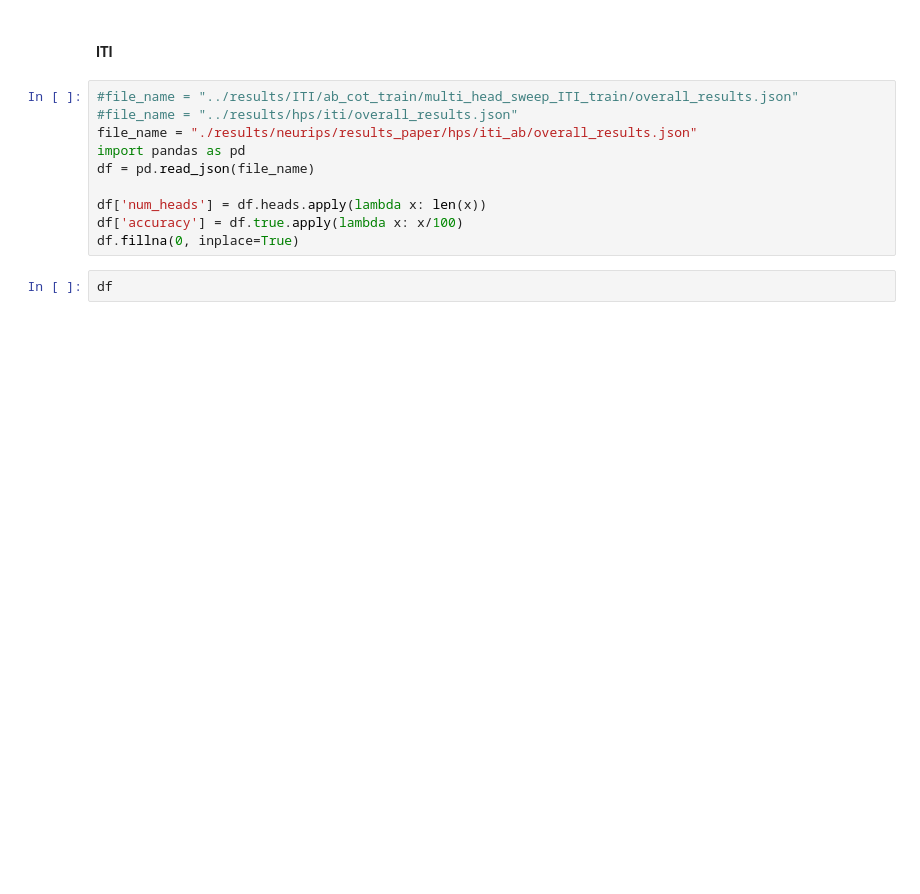
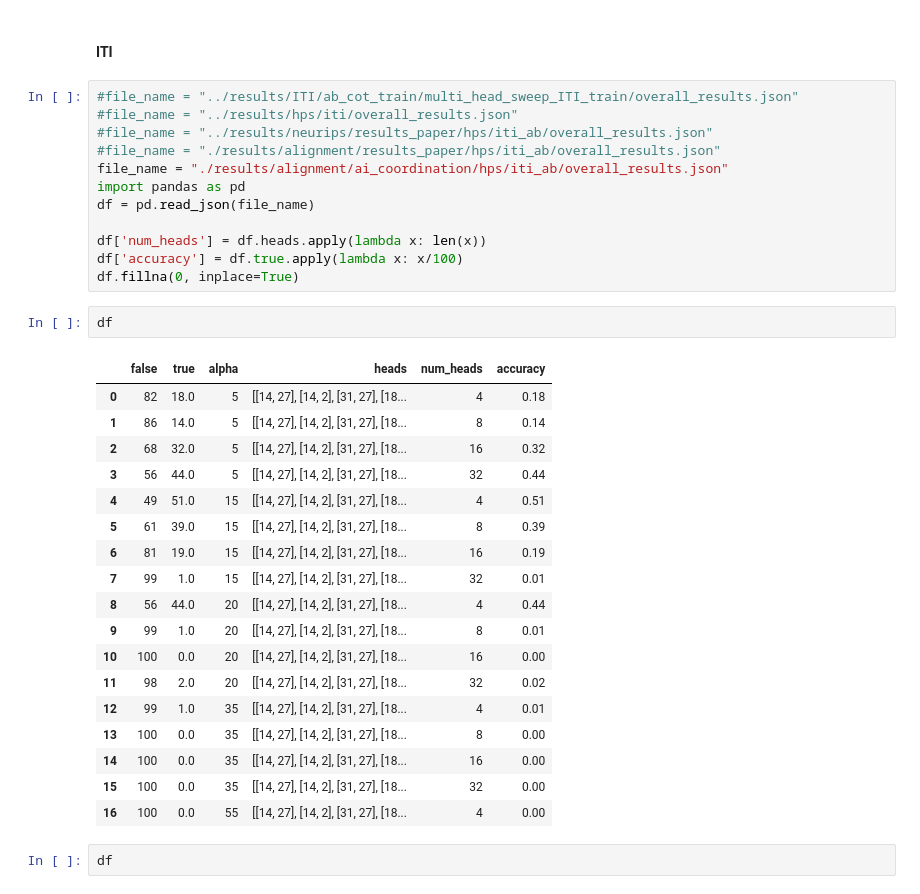
Before and after one commit to PaulDrm/targeted_intervention, a Jupyter notebook: notebooks/ai_coordination/01_plot_results.ipynb, the cells around one changed output. Cells and saved outputs as stored; diff of their text form; blank space fills up the shorter version.

```diff
--- a/notebooks/ai_coordination/01_plot_results.ipynb
+++ b/notebooks/ai_coordination/01_plot_results.ipynb
@@ -778,13 +816,36 @@ plt.plot(results)
 # %%
 #file_name = "../results/ITI/ab_cot_train/multi_head_sweep_ITI_train/overall_results.json"
 #file_name = "../results/hps/iti/overall_results.json"
-file_name = "./results/neurips/results_paper/hps/iti_ab/overall_results.json"
+#file_name = "../results/neurips/results_paper/hps/iti_ab/overall_results.json"
+#file_name = "./results/alignment/results_paper/hps/iti_ab/overall_results.json"
+file_name = "./results/alignment/ai_coordination/hps/iti_ab/overall_results.json"
 import pandas as pd
 df = pd.read_json(file_name)
 
 df['num_heads'] = df.heads.apply(lambda x: len(x))
 df['accuracy'] = df.true.apply(lambda x: x/100)
 df.fillna(0, inplace=True)
+# %%
+df
+# %% [output]
+|  | false | true | alpha | heads | num_heads | accuracy |
+| 0 | 82 | 18.0 | 5 | [[14, 27], [14, 2], [31, 27], [18... | 4 | 0.18 |
+| 1 | 86 | 14.0 | 5 | [[14, 27], [14, 2], [31, 27], [18... | 8 | 0.14 |
+| 2 | 68 | 32.0 | 5 | [[14, 27], [14, 2], [31, 27], [18... | 16 | 0.32 |
+| 3 | 56 | 44.0 | 5 | [[14, 27], [14, 2], [31, 27], [18... | 32 | 0.44 |
+| 4 | 49 | 51.0 | 15 | [[14, 27], [14, 2], [31, 27], [18... | 4 | 0.51 |
+| 5 | 61 | 39.0 | 15 | [[14, 27], [14, 2], [31, 27], [18... | 8 | 0.39 |
+| 6 | 81 | 19.0 | 15 | [[14, 27], [14, 2], [31, 27], [18... | 16 | 0.19 |
+| 7 | 99 | 1.0 | 15 | [[14, 27], [14, 2], [31, 27], [18... | 32 | 0.01 |
+| 8 | 56 | 44.0 | 20 | [[14, 27], [14, 2], [31, 27], [18... | 4 | 0.44 |
+| 9 | 99 | 1.0 | 20 | [[14, 27], [14, 2], [31, 27], [18... | 8 | 0.01 |
+| 10 | 100 | 0.0 | 20 | [[14, 27], [14, 2], [31, 27], [18... | 16 | 0.00 |
+| 11 | 98 | 2.0 | 20 | [[14, 27], [14, 2], [31, 27], [18... | 32 | 0.02 |
+| 12 | 99 | 1.0 | 35 | [[14, 27], [14, 2], [31, 27], [18... | 4 | 0.01 |
+| 13 | 100 | 0.0 | 35 | [[14, 27], [14, 2], [31, 27], [18... | 8 | 0.00 |
+| 14 | 100 | 0.0 | 35 | [[14, 27], [14, 2], [31, 27], [18... | 16 | 0.00 |
+| 15 | 100 | 0.0 | 35 | [[14, 27], [14, 2], [31, 27], [18... | 32 | 0.00 |
+| 16 | 100 | 0.0 | 55 | [[14, 27], [14, 2], [31, 27], [18... | 4 | 0.00 |
 # %%
 df
 # %% [output]
```
Also changed, not shown: parts of 4 cells of this notebook, 52 other files.
